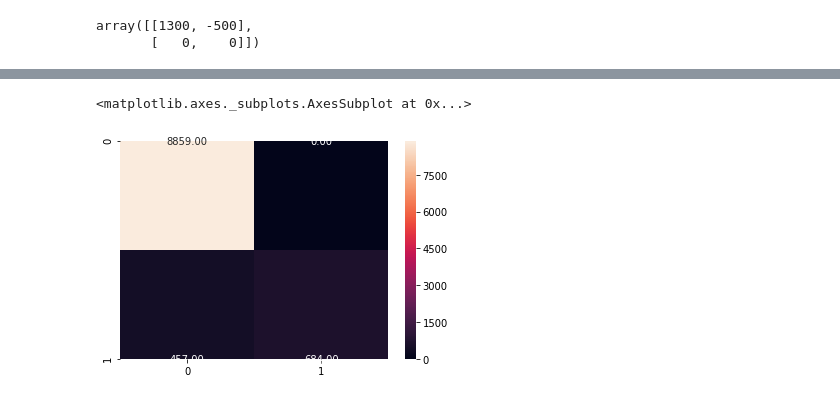
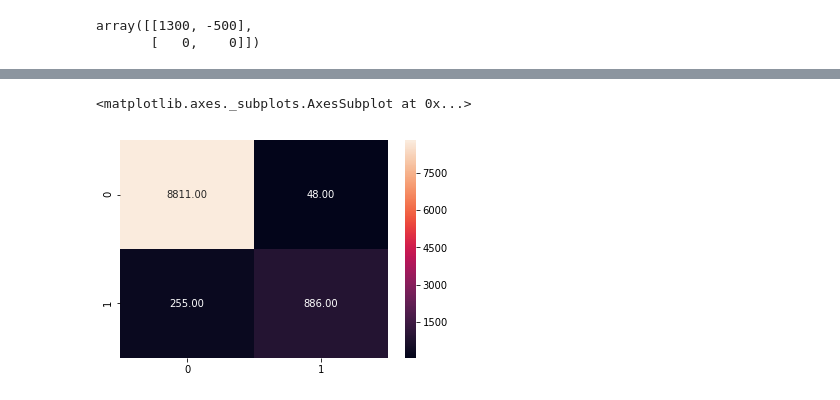
Before and after one commit to ThapaRahul/Superficial-Intelligence, a Jupyter notebook: ensemble_test.ipynb, the cells around one changed output, grey strips where cells are left out. Saved outputs shown, nothing was run; the diff lists cells and outputs as text; code cells hidden in the pictures.

```diff
--- a/ensemble_test.ipynb
+++ b/ensemble_test.ipynb
@@ -122,5 +126,5 @@ array([[8633,  226],
 # %%
-sns.heatmap(conf_matrix,annot=True, fmt='.2f')
+sns.heatmap(confusion_matrix(y_true, y_pred),annot=True, fmt='.2f')
 # %% [output]
 <matplotlib.axes._subplots.AxesSubplot at 0x...>
-[figure, old version]
+[figure, new version]
```
Also changed, not shown: parts of 9 cells of this notebook, 3 other files.
